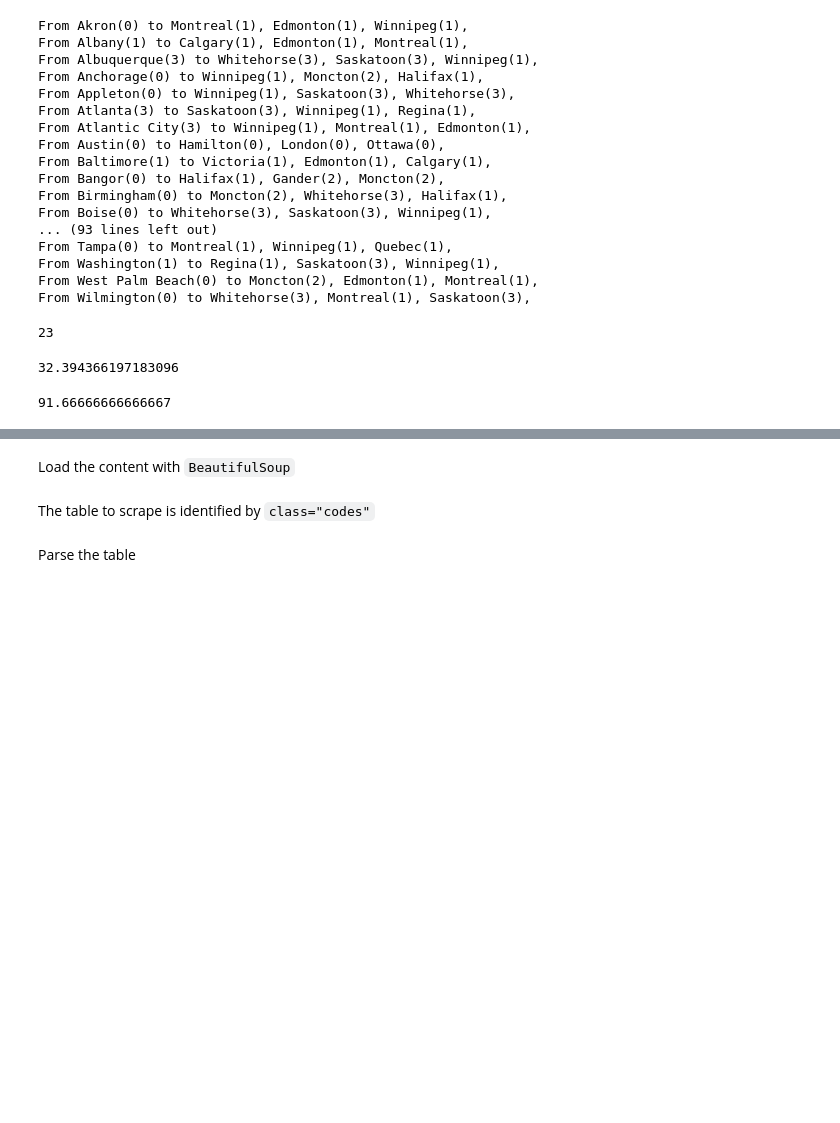
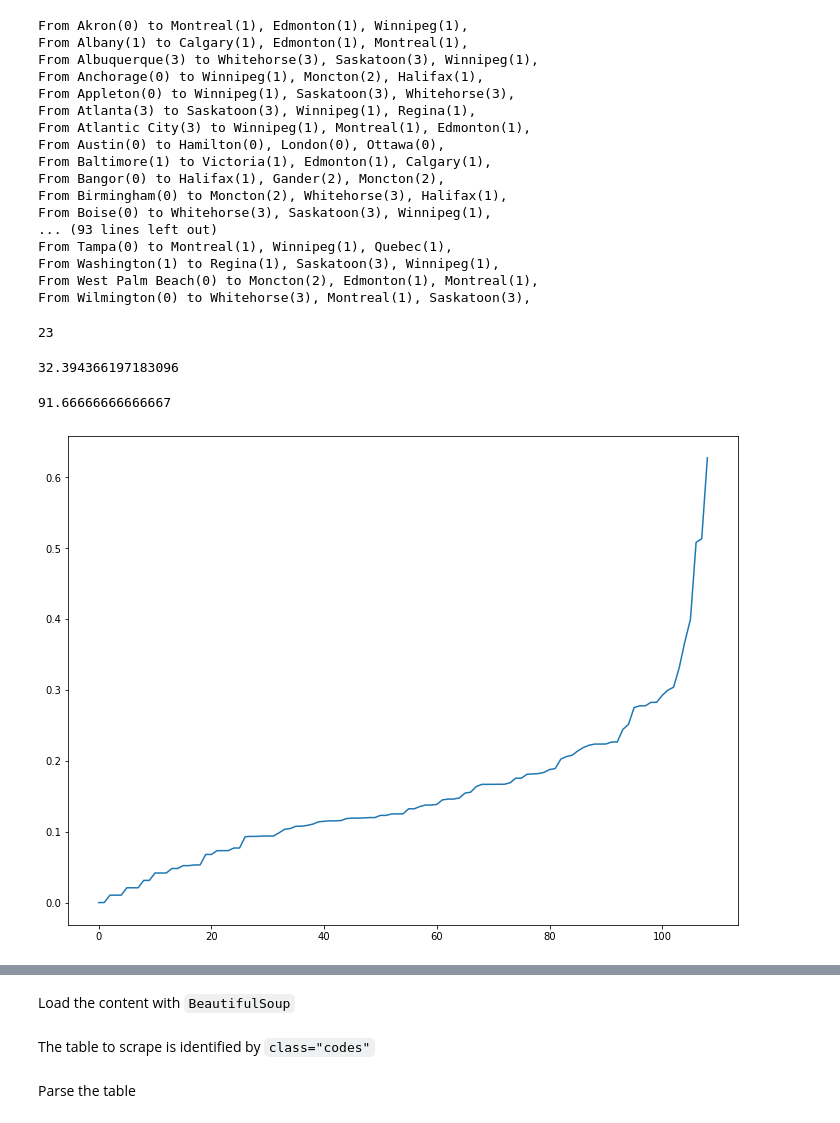
Before and after one commit to caos21/Coursera_Capstone, a Jupyter notebook: capstone-project-data.ipynb, the cells around one changed output, grey strips where cells are left out. Drawn from its saved outputs; the diff is of its cells as text; code cells hidden in the pictures; blank space fills up the shorter version.

```diff
--- a/capstone-project-data.ipynb
+++ b/capstone-project-data.ipynb
@@ -846,3 +851,12 @@ c2_airports_state_df.at[59, 'Location'] = 'Rochester-Maine'
 len(c2_airports_state_df.Location.unique())
 # %% [output]
 110
+# %%
+# save the dataframe
+fname = 'c2_airports_state_df.csv'
+if not os.path.isfile(fname):
+    print('write to CSV')
+    c2_airports_state_df.to_csv(fname)
+else:
+    print('Load from CSV')
+    c2_airports_state_df = pd.read_csv(fname, index_col=0)
@@ -2782,0 +2803,15 @@ tcount2 = len(usa_clusters_df[(usa_clusters_df.Cluster==1)])
+# %%
+X = usa_final_df.set_index('City').drop(columns='TotalScore').values
+# %%
+neigh = NearestNeighbors(n_neighbors=2)
+nneigh = neigh.fit(X)
+dist, idx = nneigh.kneighbors(X)
+# %%
+distances = np.sort(dist, axis=0)
+distances = distances[:,1]
+# %%
+fig, ax = plt.subplots(figsize=(12,9))
+plt.plot(distances)
+plt.show()
+# %% [output]
+[figure, added]
```
Also changed, not shown: parts of 52 cells of this notebook.
